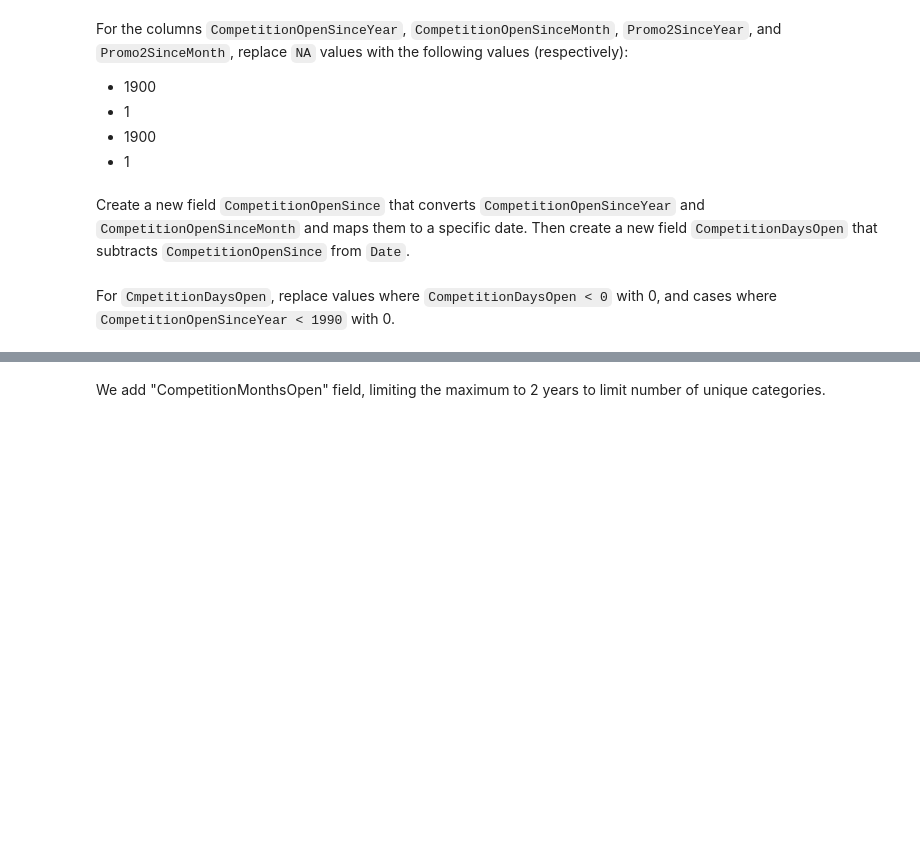
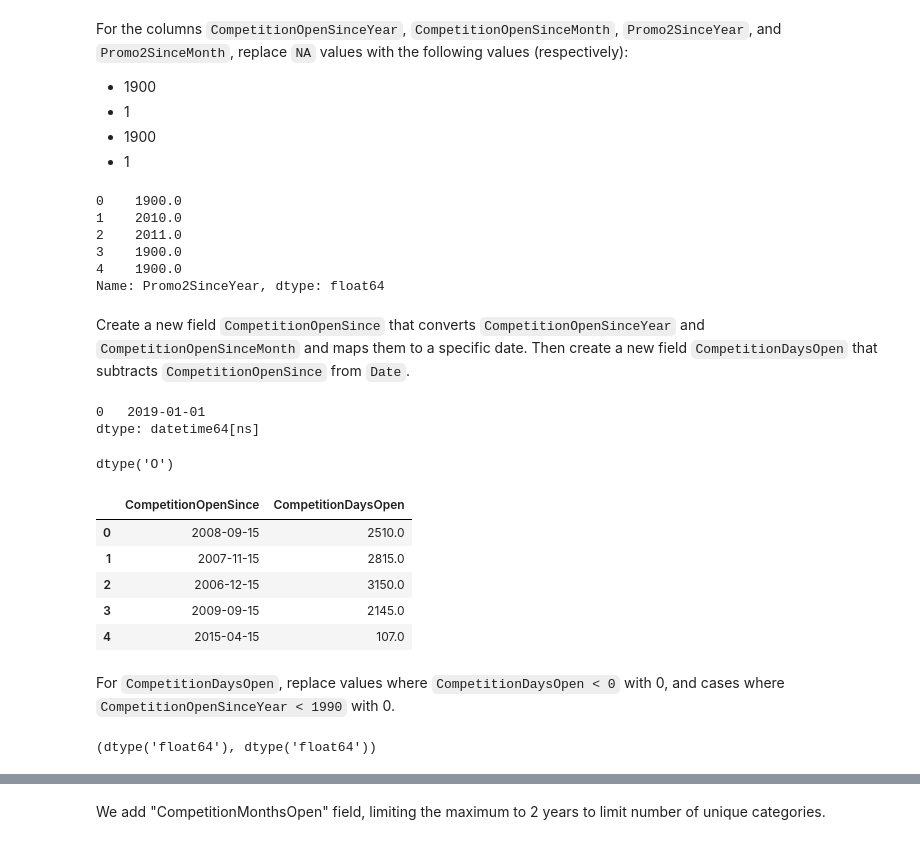
Before and after one commit to rforgione/course-v3, a Jupyter notebook: nbs/dl1/rossman_data_clean-attempt.ipynb, the cells around one changed output, grey strips where cells are left out. Saved outputs shown, nothing was run; the diff lists cells and outputs as text; code cells hidden in the pictures; blank space fills up the shorter version.

```diff
--- a/nbs/dl1/rossman_data_clean-attempt.ipynb
+++ b/nbs/dl1/rossman_data_clean-attempt.ipynb
@@ -366,2 +463,20 @@ For the columns `CompetitionOpenSinceYear`, `CompetitionOpenSinceMonth`, `Promo2
+# %%
+joined.head()['Promo2SinceYear']
+# %% [output]
+0    1900.0
+1    2010.0
+2    2011.0
+3    1900.0
+4    1900.0
+Name: Promo2SinceYear, dtype: float64
 # %% [markdown]
 Create a new field `CompetitionOpenSince` that converts `CompetitionOpenSinceYear` and `CompetitionOpenSinceMonth` and maps them to a specific date. Then create a new field `CompetitionDaysOpen` that subtracts `CompetitionOpenSince` from `Date`.
+# %%
+pd.to_datetime({'year': [2019], 'month': [1], 'day': [1]})
+# %% [output]
+0   2019-01-01
+dtype: datetime64[ns]
+# %%
+joined['Date'].dtype
+# %% [output]
+dtype('O')
@@ -368,2 +490,15 @@ Create a new field `CompetitionOpenSince` that converts `CompetitionOpenSinceYea
+# %%
+joined[['CompetitionOpenSince', 'CompetitionDaysOpen']].head()
+# %% [output]
+|  | CompetitionOpenSince | CompetitionDaysOpen |
+| 0 | 2008-09-15 | 2510.0 |
+| 1 | 2007-11-15 | 2815.0 |
+| 2 | 2006-12-15 | 3150.0 |
+| 3 | 2009-09-15 | 2145.0 |
+| 4 | 2015-04-15 | 107.0 |
 # %% [markdown]
-For `CmpetitionDaysOpen`, replace values where `CompetitionDaysOpen < 0` with 0, and cases where `CompetitionOpenSinceYear < 1990` with 0.
+For `CompetitionDaysOpen`, replace values where `CompetitionDaysOpen < 0` with 0, and cases where `CompetitionOpenSinceYear < 1990` with 0.
+# %%
+joined['CompetitionOpenSinceYear'].dtype, joined['CompetitionDaysOpen'].dtype
+# %% [output]
+(dtype('float64'), dtype('float64'))
```
Also changed, not shown: parts of 17 cells of this notebook.
